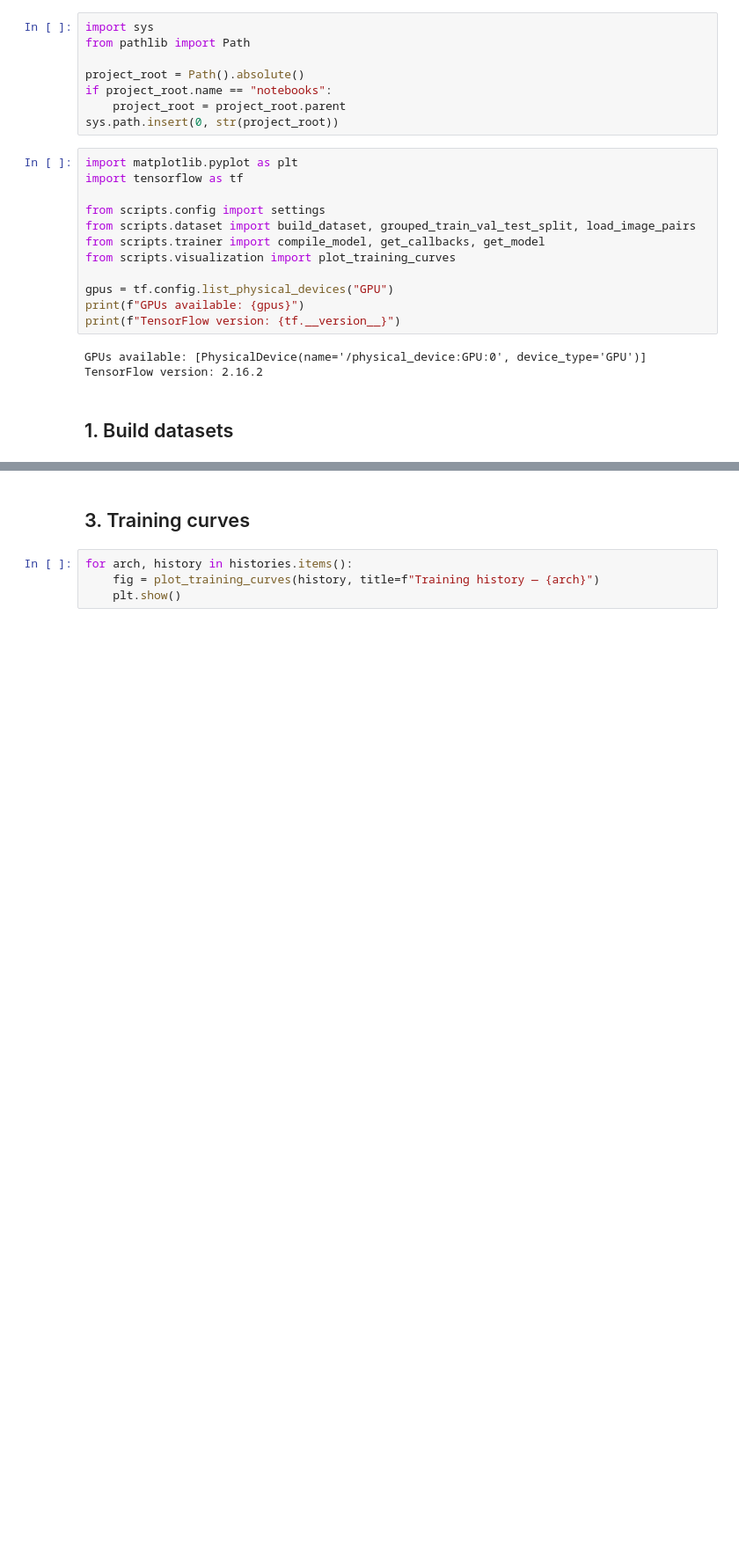
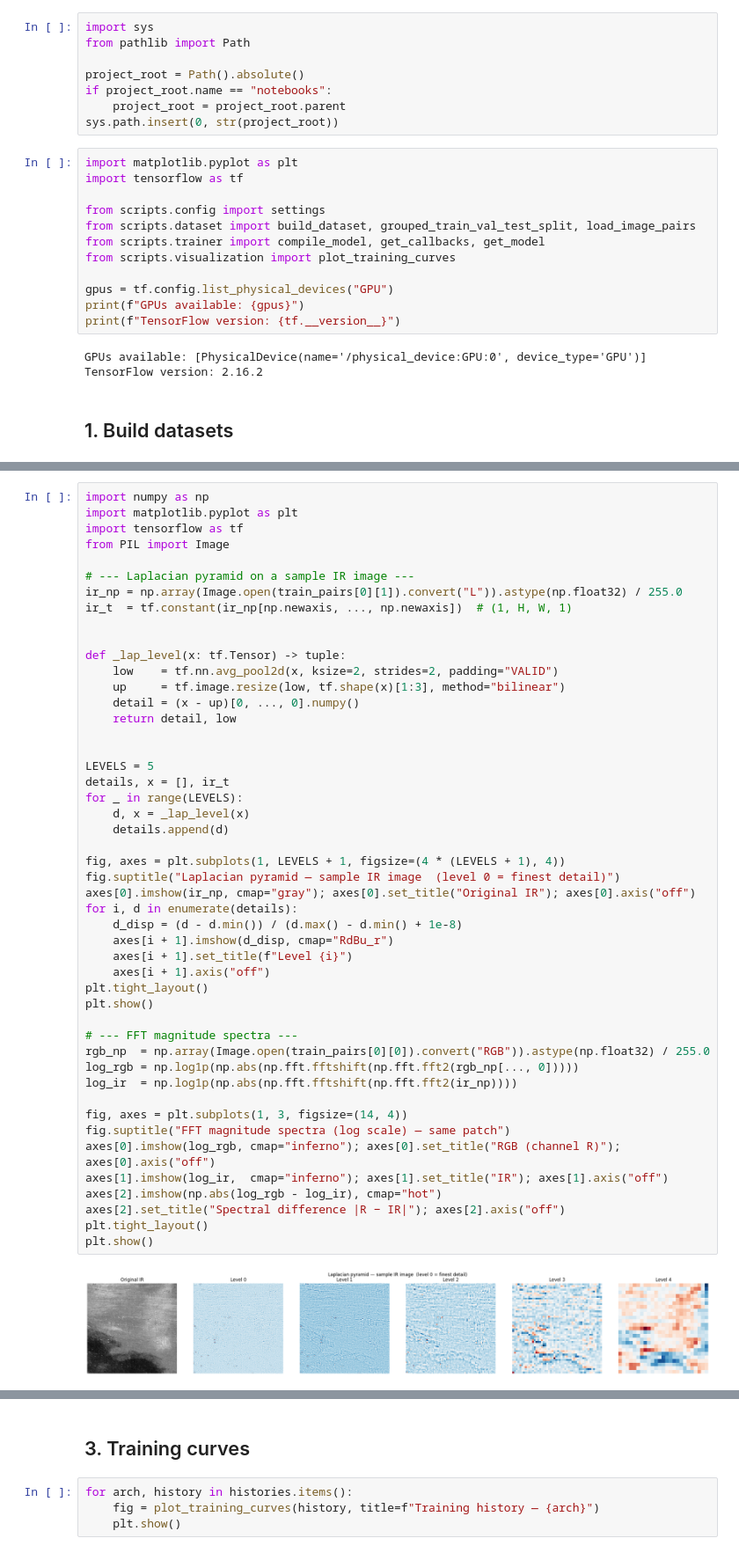
Before and after one commit to MarcoManduca/deep_layers, a Jupyter notebook: notebooks/020_training.ipynb, the cells around one changed output, grey strips where cells are left out. Shown at 88% size. Drawn from its saved outputs; the diff is of its cells as text; blank space fills up the shorter version.

```diff
--- a/notebooks/020_training.ipynb
+++ b/notebooks/020_training.ipynb
@@ -73,0 +82,50 @@ model.summary(line_length=80)
+# %%
+import numpy as np
+import matplotlib.pyplot as plt
+import tensorflow as tf
+from PIL import Image
+
+# --- Laplacian pyramid on a sample IR image ---
+ir_np = np.array(Image.open(train_pairs[0][1]).convert("L")).astype(np.float32) / 255.0
+ir_t  = tf.constant(ir_np[np.newaxis, ..., np.newaxis])  # (1, H, W, 1)
+
+
+def _lap_level(x: tf.Tensor) -> tuple:
+    low    = tf.nn.avg_pool2d(x, ksize=2, strides=2, padding="VALID")
+    up     = tf.image.resize(low, tf.shape(x)[1:3], method="bilinear")
+    detail = (x - up)[0, ..., 0].numpy()
+    return detail, low
+
+
+LEVELS = 5
+details, x = [], ir_t
+for _ in range(LEVELS):
+    d, x = _lap_level(x)
+    details.append(d)
+
+fig, axes = plt.subplots(1, LEVELS + 1, figsize=(4 * (LEVELS + 1), 4))
+fig.suptitle("Laplacian pyramid — sample IR image  (level 0 = finest detail)")
+axes[0].imshow(ir_np, cmap="gray"); axes[0].set_title("Original IR"); axes[0].axis("off")
+for i, d in enumerate(details):
+    d_disp = (d - d.min()) / (d.max() - d.min() + 1e-8)
+    axes[i + 1].imshow(d_disp, cmap="RdBu_r")
+    axes[i + 1].set_title(f"Level {i}")
+    axes[i + 1].axis("off")
+plt.tight_layout()
+plt.show()
+
+# --- FFT magnitude spectra ---
+rgb_np  = np.array(Image.open(train_pairs[0][0]).convert("RGB")).astype(np.float32) / 255.0
+log_rgb = np.log1p(np.abs(np.fft.fftshift(np.fft.fft2(rgb_np[..., 0]))))
+log_ir  = np.log1p(np.abs(np.fft.fftshift(np.fft.fft2(ir_np))))
+
+fig, axes = plt.subplots(1, 3, figsize=(14, 4))
+fig.suptitle("FFT magnitude spectra (log scale) — same patch")
+axes[0].imshow(log_rgb, cmap="inferno"); axes[0].set_title("RGB (channel R)"); axes[0].axis("off")
+axes[1].imshow(log_ir,  cmap="inferno"); axes[1].set_title("IR"); axes[1].axis("off")
+axes[2].imshow(np.abs(log_rgb - log_ir), cmap="hot")
+axes[2].set_title("Spectral difference |R − IR|"); axes[2].axis("off")
+plt.tight_layout()
+plt.show()
+# %% [output]
+[figure, added]
```
Also changed, not shown: parts of 11 cells of this notebook, 11 other files.
